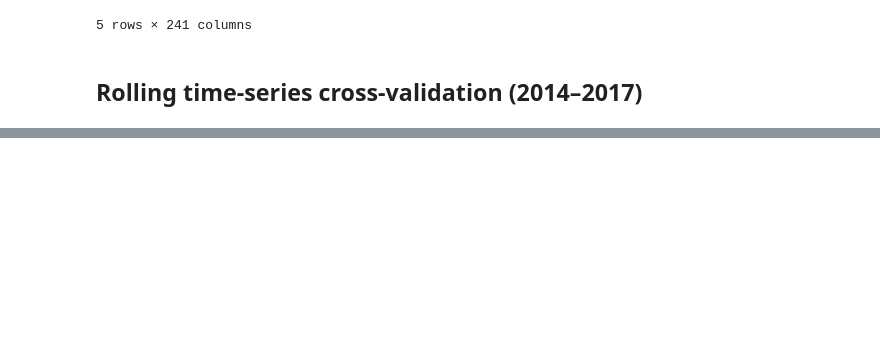
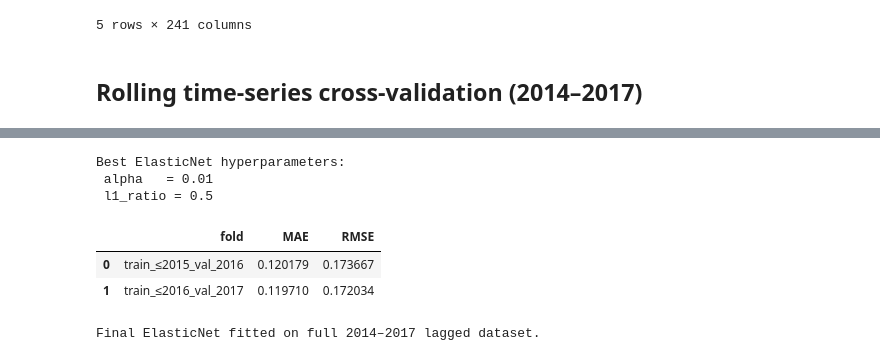
Before and after one commit to RichelCode/Wave-Energy-Forecasting-Methodological-Enhancement-and-Advanced-Modeling, a Jupyter notebook: Conference Presentation.ipynb, the cells around one changed output, grey strips where cells are left out. Saved outputs shown, nothing was run; the diff lists cells and outputs as text; code cells hidden in the pictures; blank space fills up the shorter version.

```diff
--- a/Conference Presentation.ipynb
+++ b/Conference Presentation.ipynb
@@ -1974,7 +1974,8 @@ def evaluate_model_rolling_cv(model, data: pd.DataFrame):
         y_pred = mdl.predict(X_val)
 
         mae = mean_absolute_error(y_val, y_pred)
-        rmse = mean_squared_error(y_val, y_pred, squared=False)
+        mse = mean_squared_error(y_val, y_pred)
+        rmse = np.sqrt(mse)
 
         print(f"MAE : {mae:.3f}")
         print(f"RMSE: {rmse:.3f}")
@@ -1989,0 +2016,25 @@ def evaluate_model_rolling_cv(model, data: pd.DataFrame):
+# %%
+# Candidate values to explore
+alpha_grid = [0.01, 0.1, 1.0, 10.0]
+l1_grid    = [0.1, 0.5, 0.9]
+
+elastic_cv_tables = {}   # store fold-wise tables for later comparison
+tuning_rows = []
+
+for a in alpha_grid:
+    for l1 in l1_grid:
+        print("\n" + "="*60)
+        print(f"Evaluating ElasticNet with alpha={a}, l1_ratio={l1}")
+        res_df, mean_mae, mean_rmse = cv_elastic_net(a, l1)
+        key = (a, l1)
+        elastic_cv_tables[key] = res_df.copy()
+        tuning_rows.append({
+            "alpha": a,
+            "l1_ratio": l1,
+            "mean_MAE": mean_mae,
+            "mean_RMSE": mean_rmse,
+        })
+
+tuning_results = pd.DataFrame(tuning_rows).sort_values("mean_MAE")
+print("\nElastic Net tuning summary (sorted by mean MAE):")
+display(tuning_results)
@@ -1989,0 +2072,43 @@ def evaluate_model_rolling_cv(model, data: pd.DataFrame):
+# %%
+# Pick the best (smallest mean MAE)
+best_row = tuning_results.iloc[0]
+best_alpha   = best_row["alpha"]
+best_l1ratio = best_row["l1_ratio"]
+
+print("Best ElasticNet hyperparameters:")
+print(" alpha   =", best_alpha)
+print(" l1_ratio =", best_l1ratio)
+
+best_key = (best_alpha, best_l1ratio)
+best_elastic_folds = elastic_cv_tables[best_key].copy()
+#best_elastic_folds["model"] = f"ElasticNet_a{best_alpha}_l1{best_l1ratio}"
+display(best_elastic_folds)
+# %% [output]
+Best ElasticNet hyperparameters:
+ alpha   = 0.01
+ l1_ratio = 0.5
+|  | fold | MAE | RMSE |
+| 0 | train_≤2015_val_2016 | 0.120179 | 0.173667 |
+| 1 | train_≤2016_val_2017 | 0.119710 | 0.172034 |
+# %%
+# Identify target column in lagged_data
+target_cols = [c for c in lagged_data.columns if c.startswith(TARGET_COL + "_t_plus_")]
+assert len(target_cols) == 1
+TARGET_FUTURE_COL = target_cols[0]
+
+X_all = lagged_data.drop(columns=[TARGET_FUTURE_COL])
+y_all = lagged_data[TARGET_FUTURE_COL]
+
+final_elastic_model = ElasticNet(
+    alpha=best_alpha,
+    l1_ratio=best_l1ratio,
+    fit_intercept=True,
+    max_iter=10000,
+    random_state=42,
+)
+
+final_elastic_model.fit(X_all, y_all)
+
+print("Final ElasticNet fitted on full 2014–2017 lagged dataset.")
+# %% [output]
+Final ElasticNet fitted on full 2014–2017 lagged dataset.
```
Also changed, not shown: parts of 5 cells of this notebook.
